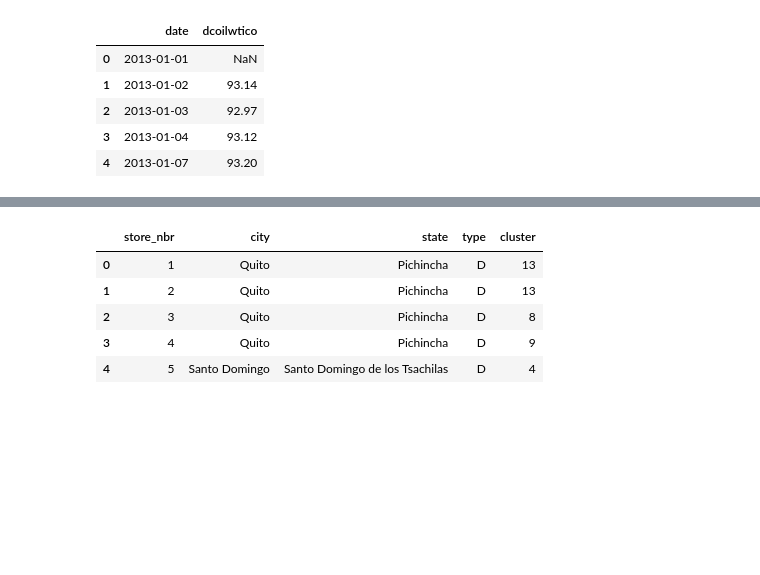
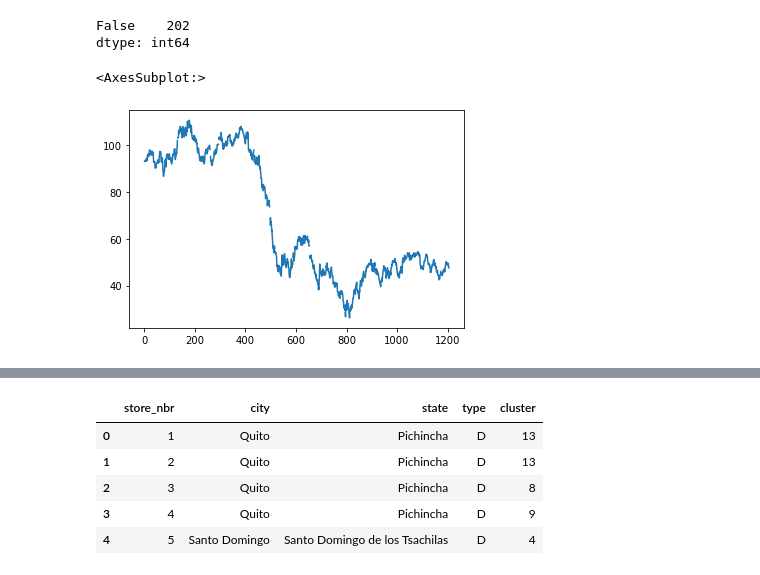
Before and after one commit to matsumoto257/store-sales-forecast, a Jupyter notebook: store-sales_1.ipynb, the cells around one changed output, grey strips where cells are left out. Saved outputs shown, nothing was run; the diff lists cells and outputs as text; code cells hidden in the pictures; blank space fills up the shorter version.

```diff
--- a/store-sales_1.ipynb
+++ b/store-sales_1.ipynb
@@ -37,9 +58,12 @@ df_holidays.head()
+# %%
+#重複行を削除
+holiday=holiday.drop_duplicates()
+holiday.duplicated().value_counts()
+# %% [output]
+False    202
+dtype: int64
 # %%
-df_oil.head()
+df_oil.loc[0:1205,:]['dcoilwtico'].plot()
 # %% [output]
-|  | date | dcoilwtico |
-| 0 | 2013-01-01 | NaN |
-| 1 | 2013-01-02 | 93.14 |
-| 2 | 2013-01-03 | 92.97 |
-| 3 | 2013-01-04 | 93.12 |
-| 4 | 2013-01-07 | 93.20 |
+<AxesSubplot:>
+[figure, added]
```
Also changed, not shown: parts of 58 cells of this notebook.
